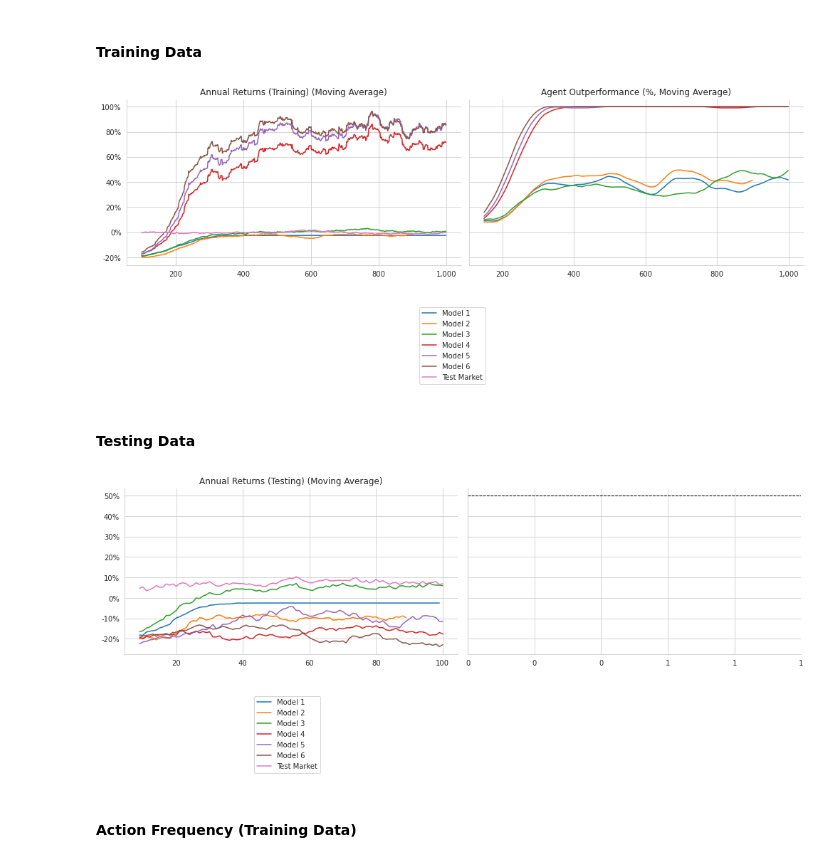
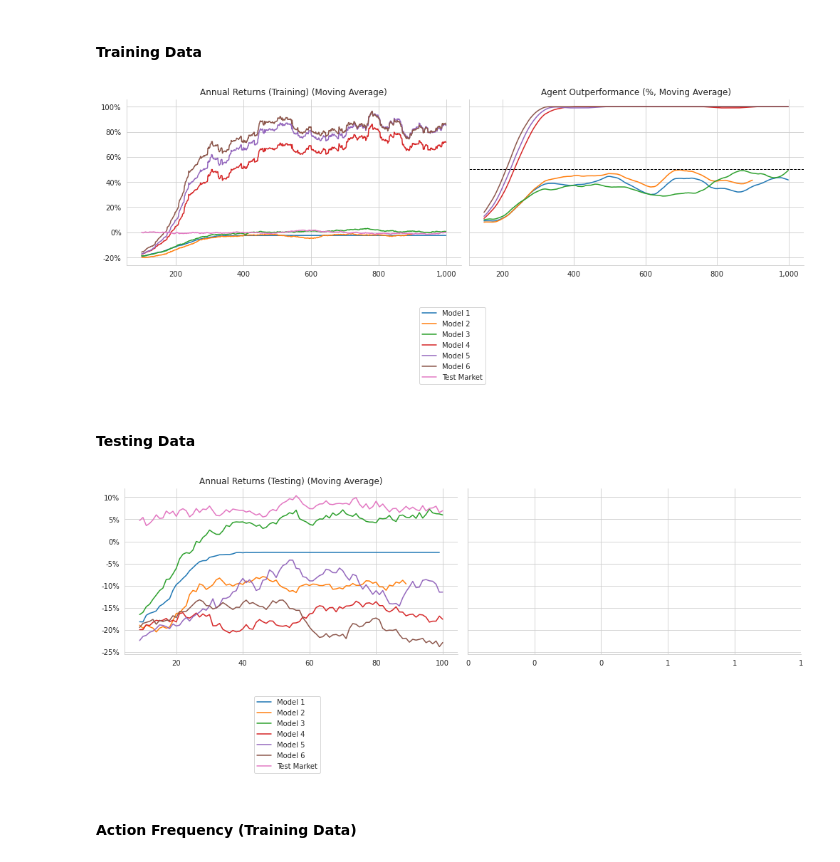
Before and after one commit to Switzerland-MQP-2022/DDQN-Model-Complexity-Analysis, a Jupyter notebook: Model/visualization.ipynb, the cells around one changed output. Drawn from its saved outputs; the diff is of its cells as text; code cells hidden in the pictures.

```diff
--- a/Model/visualization.ipynb
+++ b/Model/visualization.ipynb
@@ -196,7 +224,7 @@ for r in range(0, len(results_list)):
 # %% [markdown]
 ### Get Results
 # %%
-file_list = [
+fx_file_list = [
              'results/trading_bot/FX_Train_Model1.csv',
              'results/trading_bot/FX_Train_Model2.csv',
              'results/trading_bot/FX_Train_Model3.csv',
@@ -205,7 +233,7 @@ file_list = [
              'results/trading_bot/FX_Train_Model6.csv'
             ]
 
-test_file_list = [
+fx_test_file_list = [
                   'results/trading_bot/FX_Test_Model1.csv',
                   'results/trading_bot/FX_Test_Model2.csv',
                   'results/trading_bot/FX_Test_Model3.csv',
@@ -214,24 +242,24 @@ test_file_list = [
                   'results/trading_bot/FX_Test_Model6.csv'
                  ]
 
-results_list = [pd.read_csv(file) for file in file_list]
-test_results_list = [pd.read_csv(file) for file in test_file_list]
+fx_results_list = [pd.read_csv(file) for file in fx_file_list]
+fx_test_results_list = [pd.read_csv(file) for file in fx_test_file_list]
 
-local_files = [file.split('/')[-1] for file in file_list]
-test_local_files = [file.split('/')[-1] for file in test_file_list]
+fx_local_files = [file.split('/')[-1] for file in fx_file_list]
+fx_test_local_files = [file.split('/')[-1] for file in fx_test_file_list]
 
-labels = ['Model 1', 'Model 2', 'Model 3', 'Model 4', 'Model 5', 'Model 6', 'Test Market']
+fx_labels = ['Model 1', 'Model 2', 'Model 3', 'Model 4', 'Model 5', 'Model 6', 'Test Market']
 # %% [markdown]
 ### Plot Results
 # %%
 # Plot density histogram
 with sns.axes_style('white'):
-    for results in results_list:
+    for results in fx_results_list:
         sns.distplot(results.TrainDifference)
         sns.despine()
 
 # Put legend above graph
-plt.legend(local_files, loc="upper center", bbox_to_anchor=(0.5, 1.15), ncol=len(file_list))
+plt.legend(fx_local_files, loc="upper center", bbox_to_anchor=(0.5, 1.15), ncol=len(fx_file_list))
 # %% [output]
 <matplotlib.legend.Legend at 0x...>
 [figure]
@@ -240,11 +268,11 @@ plt.legend(local_files, loc="upper center", bbox_to_anchor=(0.5, 1.15), ncol=len
 # %%
 fig, axes = plt.subplots(ncols=2, figsize=(14, 4), sharey=True)
 
-for r in range(0, len(results_list)):
-    results = results_list[r]
+for r in range(0, len(fx_results_list)):
+    results = fx_results_list[r]
     data = results['TrainAgent']
 
-    if r == len(results_list) - 1:
+    if r == len(fx_results_list) - 1:
         data = results[['TrainAgent','TrainMarket']]
 
     df = (data
@@ -257,8 +285,8 @@ for r in range(0, len(results_list)):
 
 #plt.legend(local_files)
 
-for r in range(0, len(results_list)):
-    results = results_list[r]
+for r in range(0, len(fx_results_list)):
+    results = fx_results_list[r]
 
     df2 = (results['Strategy Wins (%)']
            .div(100)
@@ -268,57 +296,56 @@ for r in range(0, len(results_list)):
     df2.plot(ax=axes[1],
              title='Agent Outperformance (%, Moving Average)')
 
-#fig.legend(labels=local_files + ['TrainMarket'], bbox_to_anchor=(0.27, -0.5), loc='lower center')
-fig.legend(labels=labels, bbox_to_anchor=(0.5, -0.5), loc='lower center')
+#fig.legend(labels=fx_local_files + ['TrainMarket'], bbox_to_anchor=(0.27, -0.5), loc='lower center')
+fig.legend(labels=fx_labels, bbox_to_anchor=(0.5, -0.5), loc='lower center')
 
 for ax in axes:
     ax.yaxis.set_major_formatter(
         FuncFormatter(lambda y, _: '{:.0%}'.format(y)))
     ax.xaxis.set_major_formatter(
         FuncFormatter(lambda x, _: '{:,.0f}'.format(x)))
-#axes[1].axhline(.5, ls='--', c='k', lw=1)
+axes[1].axhline(.5, ls='--', c='k', lw=1)
 
 sns.despine()
 fig.tight_layout()
 #fig.savefig(results_path / 'performance', dpi=300)
 # %% [output]
-[figure, old version]
+[figure, new version]
 # %% [markdown]
 #### Testing Data
 # %%
 fig, axes = plt.subplots(ncols=2, figsize=(14, 4), sharey=True)
 
-for r in range(0, len(test_results_list)):
-    results = test_results_list[r]
+for r in range(0, len(fx_test_results_list)):
+    results = fx_test_results_list[r]
     data = results['TestAgent']
 
-    if r == len(test_results_list) - 1:
+    if r == len(fx_test_results_list) - 1:
         data = results[['TestAgent','TestMarket']]
 
     df = (data
           .sub(1)
           .rolling(10)
           .mean())
     df.plot(ax=axes[0],
             title='Annual Returns (Testing) (Moving Average)',
             legend='')
 
-#fig.legend(labels=test_local_files + ['TestMarket'], bbox_to_anchor=(0.27, -0.5), loc='lower center')
-fig.legend(labels=labels, bbox_to_anchor=(0.27, -0.5), loc='lower center')
+#fig.legend(labels=fx_test_local_files + ['TestMarket'], bbox_to_anchor=(0.27, -0.5), loc='lower center')
+fig.legend(labels=fx_labels, bbox_to_anchor=(0.27, -0.5), loc='lower center')
 
 
 for ax in axes:
     ax.yaxis.set_major_formatter(
         FuncFormatter(lambda y, _: '{:.0%}'.format(y)))
     ax.xaxis.set_major_formatter(
         FuncFormatter(lambda x, _: '{:,.0f}'.format(x)))
-axes[1].axhline(.5, ls='--', c='k', lw=1)
 
 sns.despine()
 fig.tight_layout()
 #fig.savefig(results_path / 'performance', dpi=300)
 # %% [output]
-[figure, old version]
+[figure, new version]
 # %% [markdown]
 #### Action Frequency (Training Data)
 # %%
```
Also changed, not shown: parts of 10 cells of this notebook.
